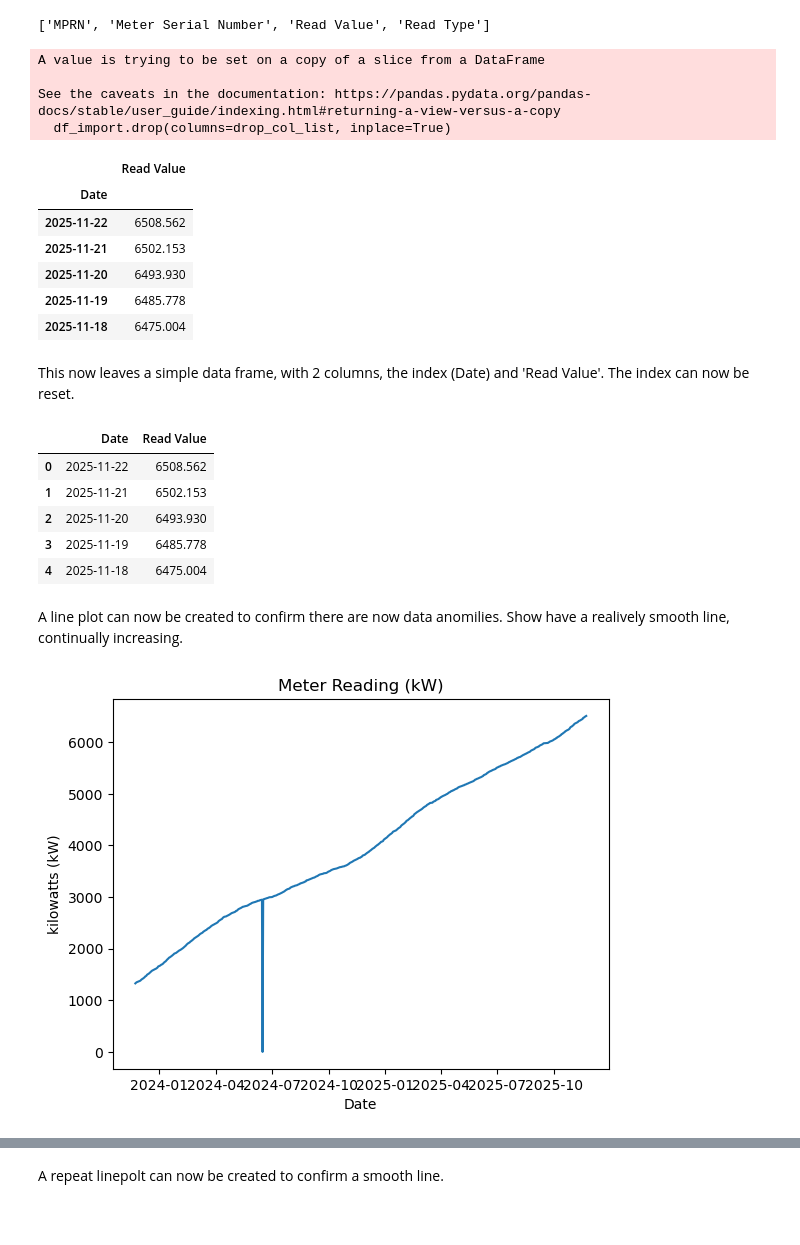
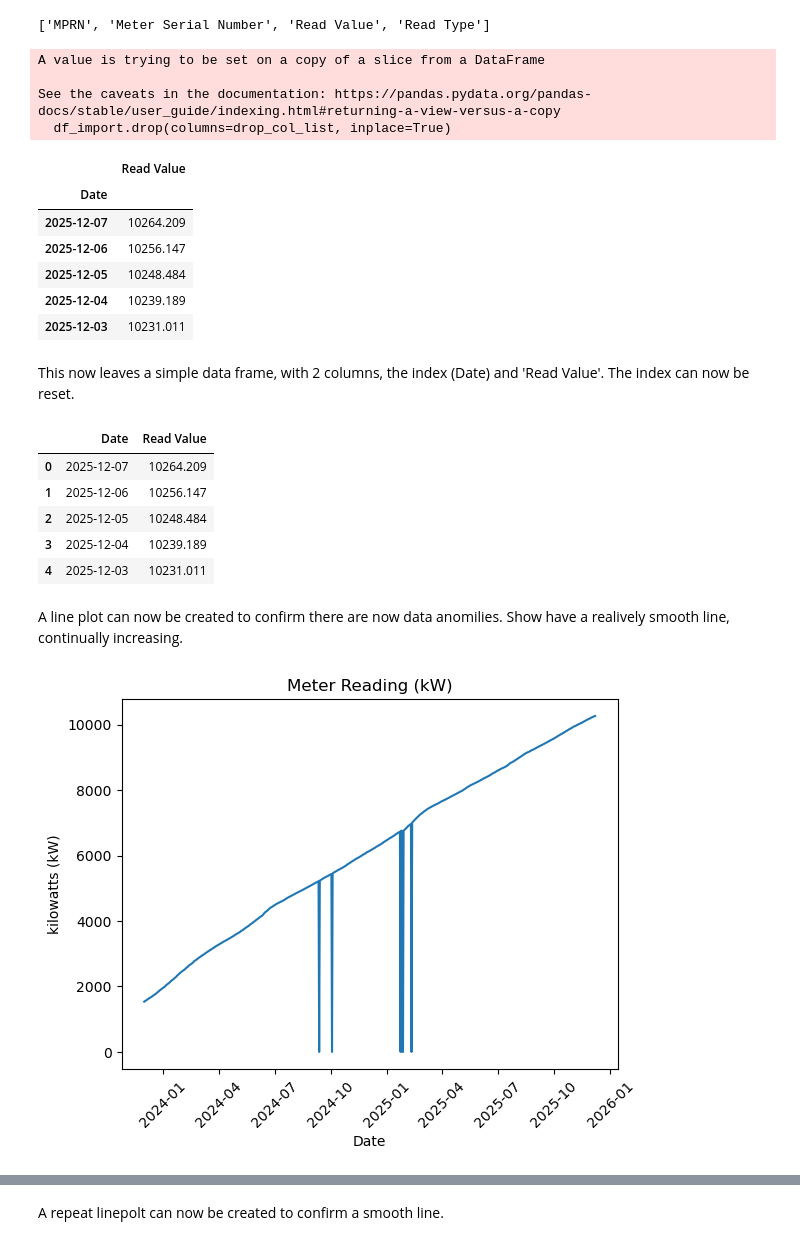
Before and after one commit to danielfinnerty/PFDA, a Jupyter notebook: project/solar_assessment.ipynb, the cells around one changed output, grey strips where cells are left out. Saved outputs shown, nothing was run; the diff lists cells and outputs as text; code cells hidden in the pictures; blank space fills up the shorter version.

```diff
--- a/project/solar_assessment.ipynb
+++ b/project/solar_assessment.ipynb
@@ -125,7 +125,7 @@ This is now in datetime format however, it can be seen that the hours and minute
 the next step is to apply the new datetime format to the data frame.
 # %%
 # Apply datetime format to 'Date' column
-df_usage["Date"]= pd.to_datetime(df_usage['Date'], format='%d-%m-%Y %H:%M')
+df_usage["Date"]= pd.to_datetime(df_usage['Date'], format='%d/%m/%Y %H:%M')
 
 # Show first 5 rows
 df_usage.head()
@@ -205,11 +205,11 @@ See the caveats in the documentation: https://pandas.pydata.org/pandas-docs/stab
   df_import.drop(columns=drop_col_list, inplace=True)
 |  | Read Value |
 | Date |  |
-| 2025-11-22 | 6508.562 |
-| 2025-11-21 | 6502.153 |
-| 2025-11-20 | 6493.930 |
-| 2025-11-19 | 6485.778 |
-| 2025-11-18 | 6475.004 |
+| 2025-12-07 | 10264.209 |
+| 2025-12-06 | 10256.147 |
+| 2025-12-05 | 10248.484 |
+| 2025-12-04 | 10239.189 |
+| 2025-12-03 | 10231.011 |
 # %% [markdown]
 This now leaves a simple data frame, with 2 columns, the index (Date) and 'Read Value'. The index can now be reset.
 # %%
@@ -220,23 +220,27 @@ df_import = df_import.reset_index()
 df_import.head()
 # %% [output]
 |  | Date | Read Value |
-| 0 | 2025-11-22 | 6508.562 |
-| 1 | 2025-11-21 | 6502.153 |
-| 2 | 2025-11-20 | 6493.930 |
-| 3 | 2025-11-19 | 6485.778 |
-| 4 | 2025-11-18 | 6475.004 |
+| 0 | 2025-12-07 | 10264.209 |
+| 1 | 2025-12-06 | 10256.147 |
+| 2 | 2025-12-05 | 10248.484 |
+| 3 | 2025-12-04 | 10239.189 |
+| 4 | 2025-12-03 | 10231.011 |
 # %% [markdown]
 A line plot can now be created to confirm there are now data anomilies. Show have a realively smooth line, continually increasing.
 # %%
 # Use seaborn to create lineplot, specifying Date on x-axis, and Read Value on y-axis
 ax = sns.lineplot(data=df_import, x="Date", y="Read Value")
 
 # Specify plot title
 ax.set_title('Meter Reading (kW)')
 
+# Rotate axis text
+# Source: https://www.geeksforgeeks.org/python/how-to-rotate-x-axis-tick-label-text-in-matplotlib/
+ax.tick_params(axis='x', labelrotation=45)
+
 # Adjust names of axes.
 ax.set_xlabel('Date')
 ax.set_ylabel('kilowatts (kW)');
 # %% [output]
-[figure, old version]
+[figure, new version]
 # %% [markdown]
```
Also changed, not shown: parts of 41 cells of this notebook, 1 other file.
